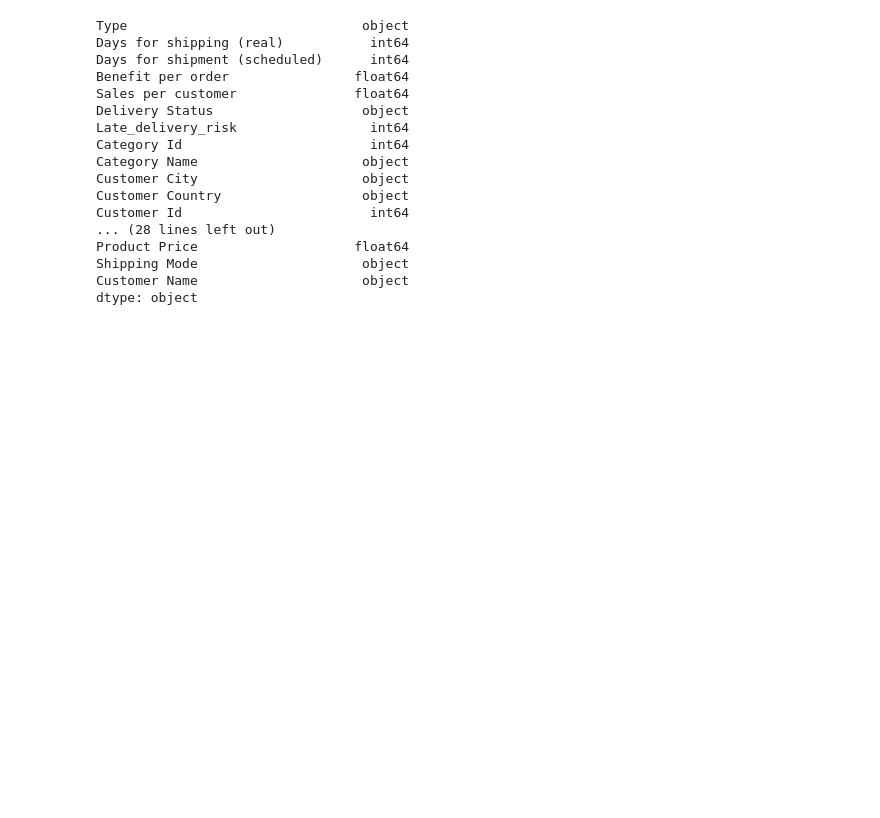
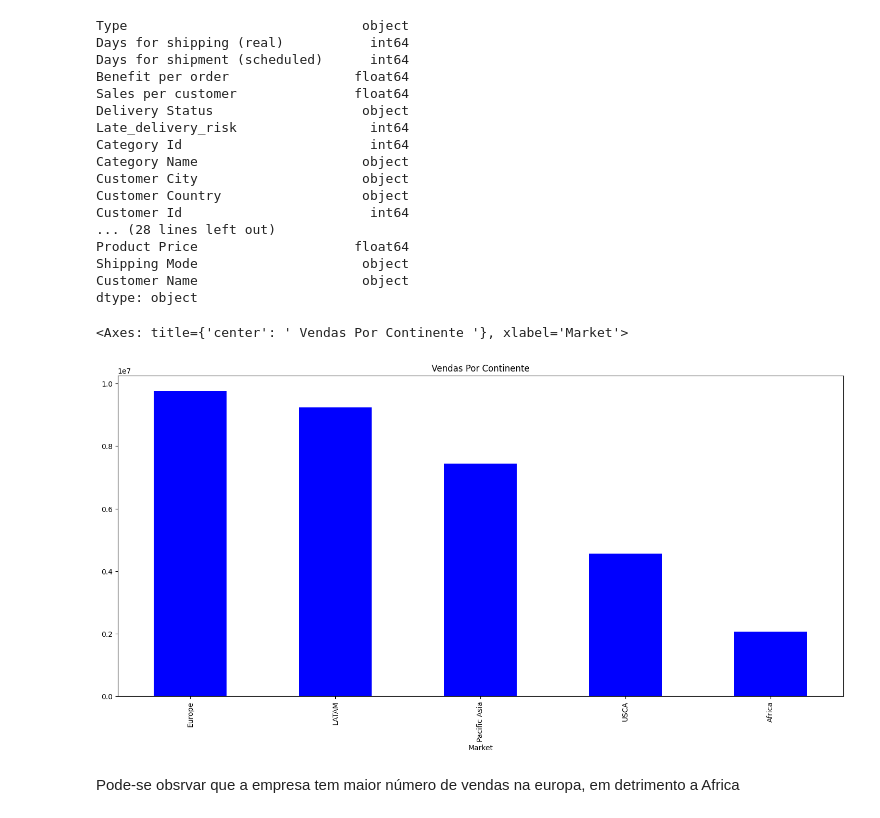
Before and after one commit to alyssonmontovanelli/formacao_dataScience_DSA, a Jupyter notebook: 05_businessAnalytcs/13_SupplyChain_Analytics/01_SupplyChain_PySpark.ipynb, the cells around one changed output. Saved outputs shown, nothing was run; the diff lists cells and outputs as text; code cells hidden in the pictures; blank space fills up the shorter version.

```diff
--- a/05_businessAnalytcs/13_SupplyChain_Analytics/01_SupplyChain_PySpark.ipynb
+++ b/05_businessAnalytcs/13_SupplyChain_Analytics/01_SupplyChain_PySpark.ipynb
@@ -149,3 +149,17 @@ Customer Name                     object
 dtype: object
 # %%
 # vERIFICANDO
+# %%
+# VENDAS POR REGIÃO
+grupo_mercado = dados.groupby('Market')
+# %%
+# PLot
+plt.figure(1)
+grupo_mercado['Sales per customer'].sum().sort_values(ascending= False).plot.bar(figsize = (18,8),
+                                                                                 color = ['blue'],
+                                                                                 title = " Vendas Por Continente ")
+# %% [output]
+<Axes: title={'center': ' Vendas Por Continente '}, xlabel='Market'>
+[figure, added]
+# %% [markdown]
+Pode-se obsrvar que a empresa tem maior número de vendas na europa, em detrimento a Africa
```
Also changed, not shown: parts of 29 cells of this notebook, 4 other files.
